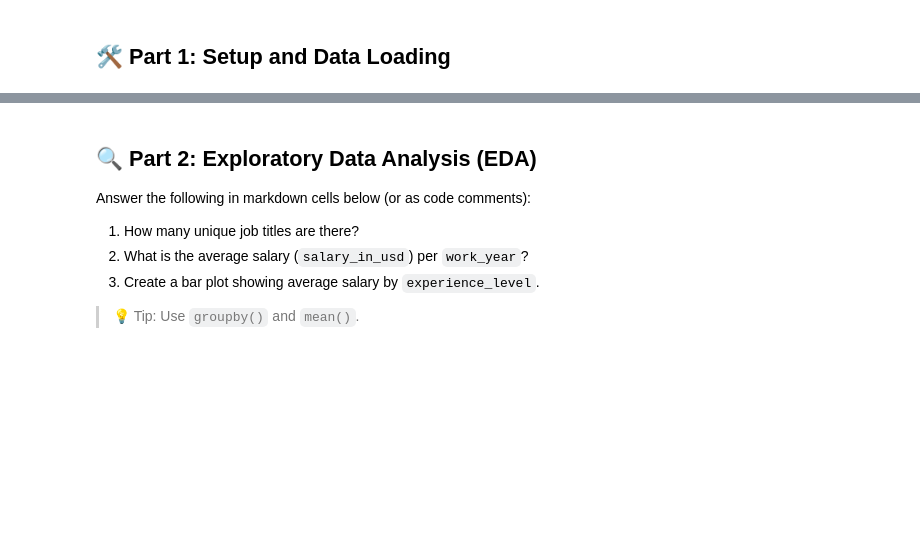
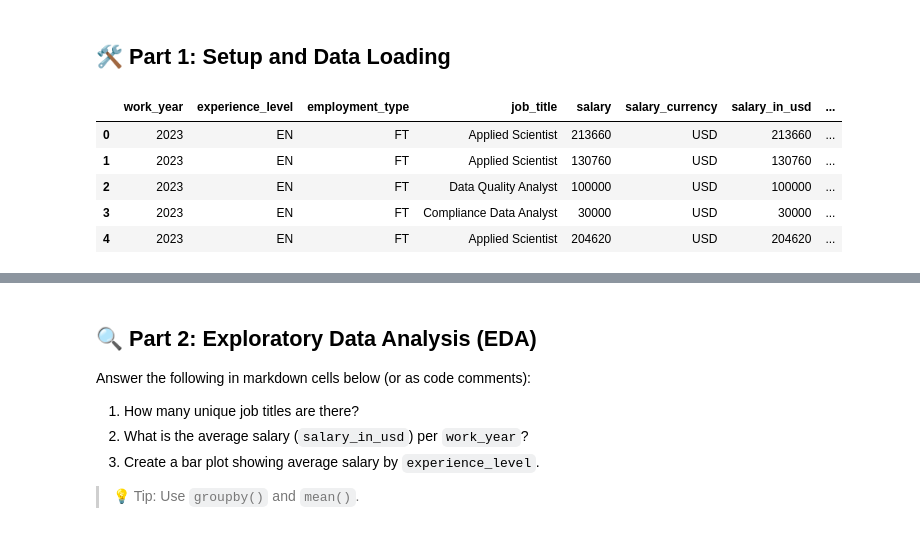
Before and after one commit to letlouise/ELEC303-Data-Analytics, a Jupyter notebook: LinearRegression_Assignment.ipynb, the cells around one changed output, grey strips where cells are left out. Saved outputs shown, nothing was run; the diff lists cells and outputs as text; code cells hidden in the pictures; blank space fills up the shorter version.

```diff
--- a/LinearRegression_Assignment.ipynb
+++ b/LinearRegression_Assignment.ipynb
@@ -29,19 +29,28 @@ Your goal: **Predict average salaries for 2024** using linear regression.
 # %%
 # Import necessary libraries
 import pandas as pd
 import numpy as np
 import matplotlib.pyplot as plt
 import seaborn as sns
 from sklearn.model_selection import train_test_split
 from sklearn.linear_model import LinearRegression
 from sklearn.metrics import r2_score, mean_squared_error
 from sklearn.preprocessing import LabelEncoder
+import warnings
+warnings.filterwarnings('ignore')
 
 # Load the dataset
-df = pd.read_csv('Data Science Salary 2021 to 2023.csv')
+df = pd.read_csv('dataset/Data Science Salary 2021 to 2023.csv')
 
 # Display first few rows
 df.head()
+# %% [output]
+|  | work_year | experience_level | employment_type | job_title | salary | salary_currency | salary_in_usd | ... |
+| 0 | 2023 | EN | FT | Applied Scientist | 213660 | USD | 213660 | ... |
+| 1 | 2023 | EN | FT | Applied Scientist | 130760 | USD | 130760 | ... |
+| 2 | 2023 | EN | FT | Data Quality Analyst | 100000 | USD | 100000 | ... |
+| 3 | 2023 | EN | FT | Compliance Data Analyst | 30000 | USD | 30000 | ... |
+| 4 | 2023 | EN | FT | Applied Scientist | 204620 | USD | 204620 | ... |
 # %%
 # Check basic info
 df.info()
```
Also changed, not shown: parts of 7 cells of this notebook.
